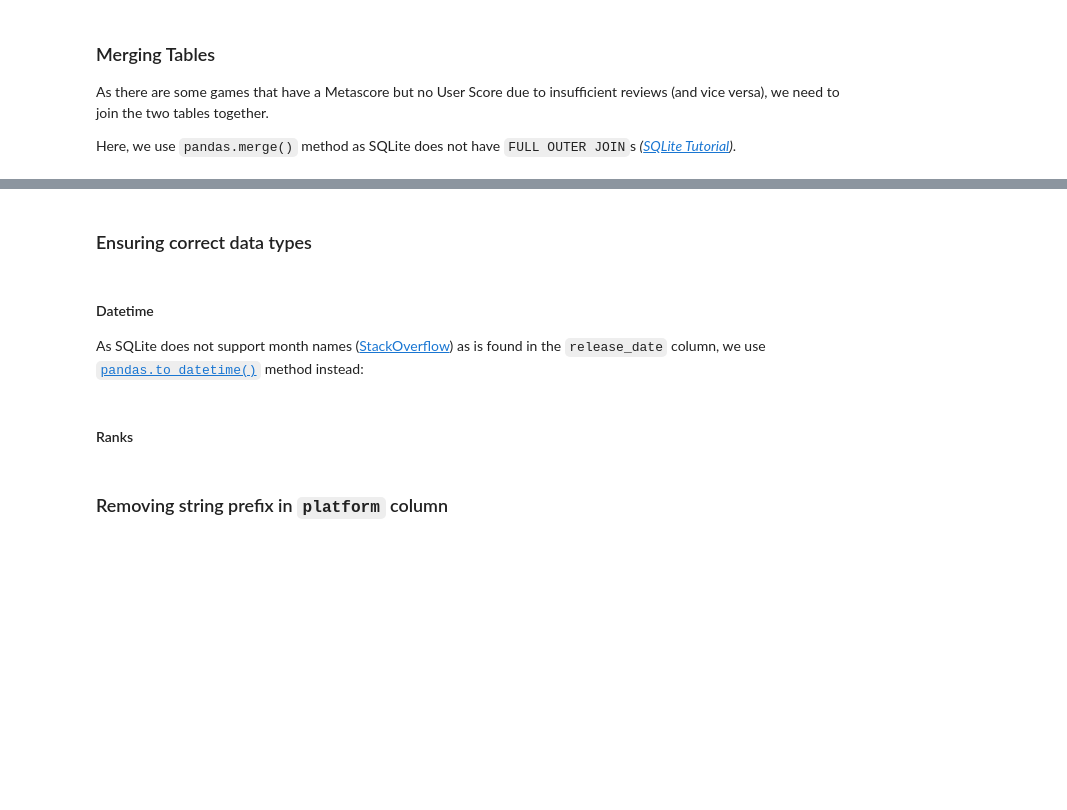
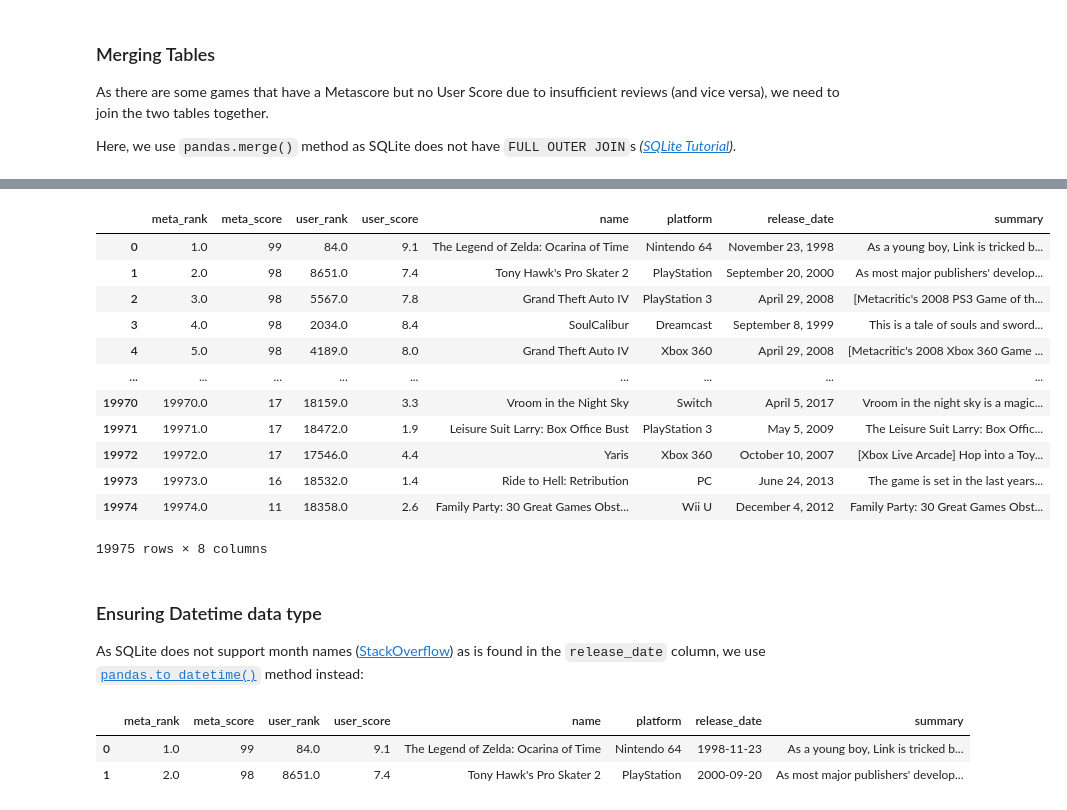
Before and after one commit to henrylin03/video-games, a Jupyter notebook: analysis.ipynb, the cells around one changed output, grey strips where cells are left out. Drawn from its saved outputs; the diff is of its cells as text; code cells hidden in the pictures; blank space fills up the shorter version.

Commit message:
add cleaning sections in sqlite3 where possible

```diff
--- a/analysis.ipynb
+++ b/analysis.ipynb
@@ -62,11 +101,42 @@ merged_df.head(3)
+# %%
+merged_df = pd.read_sql_query(
+    """
+    SELECT meta_rank,
+        meta_score,
+        user_rank,
+        user_score,
+        name,
+        SUBSTR(platform, 11) platform,
+        release_date,
+        summary
+    FROM
+        games
+        """,
+    engine,
+)
+merged_df
+# %% [output]
+|  | meta_rank | meta_score | user_rank | user_score | name | platform | release_date | summary |
+| 0 | 1.0 | 99 | 84.0 | 9.1 | The Legend of Zelda: Ocarina of Time | Nintendo 64 | November 23, 1998 | As a young boy, Link is tricked b... |
+| 1 | 2.0 | 98 | 8651.0 | 7.4 | Tony Hawk's Pro Skater 2 | PlayStation | September 20, 2000 | As most major publishers' develop... |
+| 2 | 3.0 | 98 | 5567.0 | 7.8 | Grand Theft Auto IV | PlayStation 3 | April 29, 2008 | [Metacritic's 2008 PS3 Game of th... |
+| 3 | 4.0 | 98 | 2034.0 | 8.4 | SoulCalibur | Dreamcast | September 8, 1999 | This is a tale of souls and sword... |
+| 4 | 5.0 | 98 | 4189.0 | 8.0 | Grand Theft Auto IV | Xbox 360 | April 29, 2008 | [Metacritic's 2008 Xbox 360 Game ... |
+| ... | ... | ... | ... | ... | ... | ... | ... | ... |
+| 19970 | 19970.0 | 17 | 18159.0 | 3.3 | Vroom in the Night Sky | Switch | April 5, 2017 | Vroom in the night sky is a magic... |
+| 19971 | 19971.0 | 17 | 18472.0 | 1.9 | Leisure Suit Larry: Box Office Bust | PlayStation 3 | May 5, 2009 | The Leisure Suit Larry: Box Offic... |
+| 19972 | 19972.0 | 17 | 17546.0 | 4.4 | Yaris | Xbox 360 | October 10, 2007 | [Xbox Live Arcade] Hop into a Toy... |
+| 19973 | 19973.0 | 16 | 18532.0 | 1.4 | Ride to Hell: Retribution | PC | June 24, 2013 | The game is set in the last years... |
+| 19974 | 19974.0 | 11 | 18358.0 | 2.6 | Family Party: 30 Great Games Obst... | Wii U | December 4, 2012 | Family Party: 30 Great Games Obst... |
+19975 rows × 8 columns
 # %% [markdown]
-### Ensuring correct data types
+### Ensuring Datetime data type
+As SQLite does not support month names ([StackOverflow](https://stackoverflow.com/questions/1181123/date-formatting-from-sqlite-query)) as is found in the `release_date` column, we use [`pandas.to_datetime()`](https://pandas.pydata.org/docs/reference/api/pandas.to_datetime.html) method instead:
-# %% [markdown]
-#### Datetime
-
-As SQLite does not support month names ([StackOverflow](https://stackoverflow.com/questions/1181123/date-formatting-from-sqlite-query)) as is found in the `release_date` column, we use [`pandas.to_datetime()`](https://pandas.pydata.org/docs/reference/api/pandas.to_datetime.html) method instead:
 # %%
 merged_df["release_date"] = pd.to_datetime(merged_df.release_date, format="%B %d, %Y")
-merged_df.head(3)
+merged_df.to_sql("games", engine, if_exists="replace", index=False)
+merged_df.head(2)
+# %% [output]
+|  | meta_rank | meta_score | user_rank | user_score | name | platform | release_date | summary |
+| 0 | 1.0 | 99 | 84.0 | 9.1 | The Legend of Zelda: Ocarina of Time | Nintendo 64 | 1998-11-23 | As a young boy, Link is tricked b... |
+| 1 | 2.0 | 98 | 8651.0 | 7.4 | Tony Hawk's Pro Skater 2 | PlayStation | 2000-09-20 | As most major publishers' develop... |
-# %% [markdown]
-#### Ranks
@@ -78,2 +142,0 @@ merged_df.dtypes  # expected output: `meta_rank` and `user_rank` columns are `In
-# %% [markdown]
-### Removing string prefix in `platform` column
```
Also changed, not shown: parts of 13 cells of this notebook.
